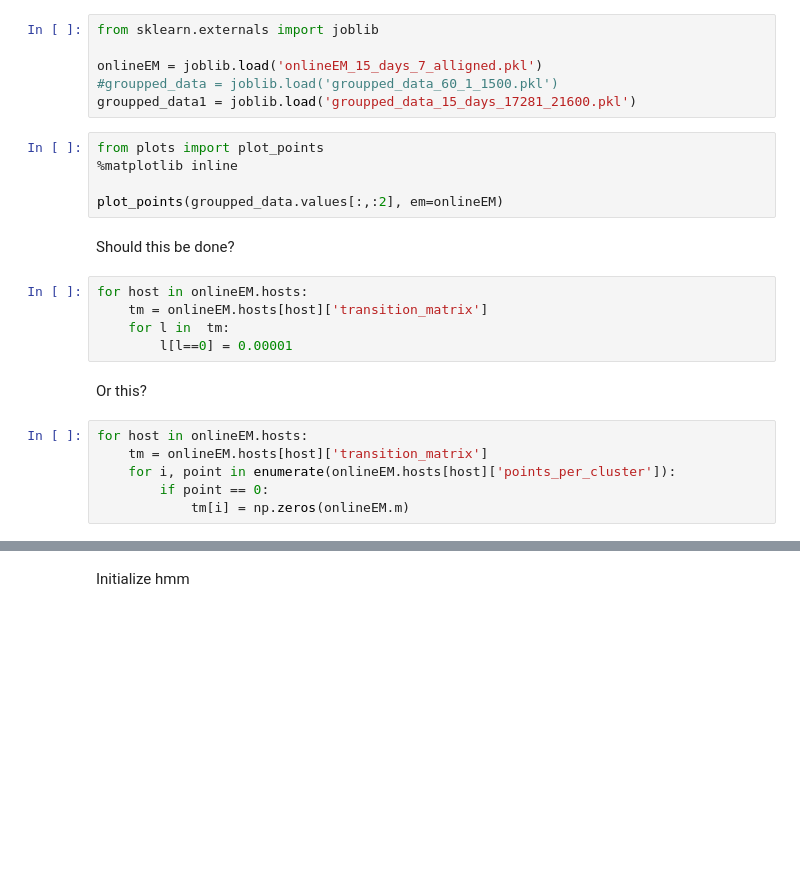
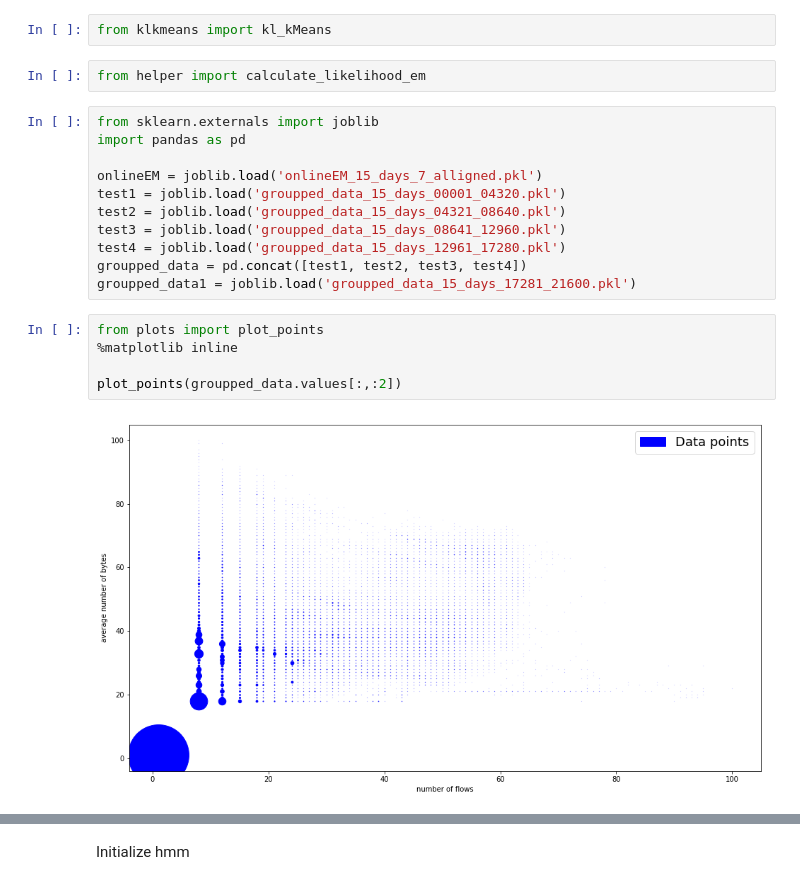
Before and after one commit to SotirisAnagnostidis/onlineAnomalyDetection, a Jupyter notebook: diploma/KL-Kmeans.ipynb, the cells around one changed output, grey strips where cells are left out. Saved outputs shown, nothing was run; the diff lists cells and outputs as text; blank space fills up the shorter version.

```diff
--- a/diploma/KL-Kmeans.ipynb
+++ b/diploma/KL-Kmeans.ipynb
@@ -160,26 +1,22 @@ class kMeans:
+# %%
+from klkmeans import kl_kMeans
+# %%
+from helper import calculate_likelihood_em
 # %%
 from sklearn.externals import joblib
+import pandas as pd
 
 onlineEM = joblib.load('onlineEM_15_days_7_alligned.pkl')
-#groupped_data = joblib.load('groupped_data_60_1_1500.pkl')
+test1 = joblib.load('groupped_data_15_days_00001_04320.pkl')
+test2 = joblib.load('groupped_data_15_days_04321_08640.pkl')
+test3 = joblib.load('groupped_data_15_days_08641_12960.pkl')
+test4 = joblib.load('groupped_data_15_days_12961_17280.pkl')
+groupped_data = pd.concat([test1, test2, test3, test4])
 groupped_data1 = joblib.load('groupped_data_15_days_17281_21600.pkl')
 # %%
 from plots import plot_points
 %matplotlib inline
 
-plot_points(groupped_data.values[:,:2], em=onlineEM)
+plot_points(groupped_data.values[:,:2])
+# %% [output]
+[figure, added]
-# %% [markdown]
-Should this be done?
-# %%
-for host in onlineEM.hosts:
-    tm = onlineEM.hosts[host]['transition_matrix']
-    for l in  tm:
-        l[l==0] = 0.00001
-# %% [markdown]
-Or this?
-# %%
-for host in onlineEM.hosts:
-    tm = onlineEM.hosts[host]['transition_matrix']
-    for i, point in enumerate(onlineEM.hosts[host]['points_per_cluster']):
-        if point == 0:
-            tm[i] = np.zeros(onlineEM.m)
```
Also changed, not shown: parts of 40 cells of this notebook, 1 other file.
